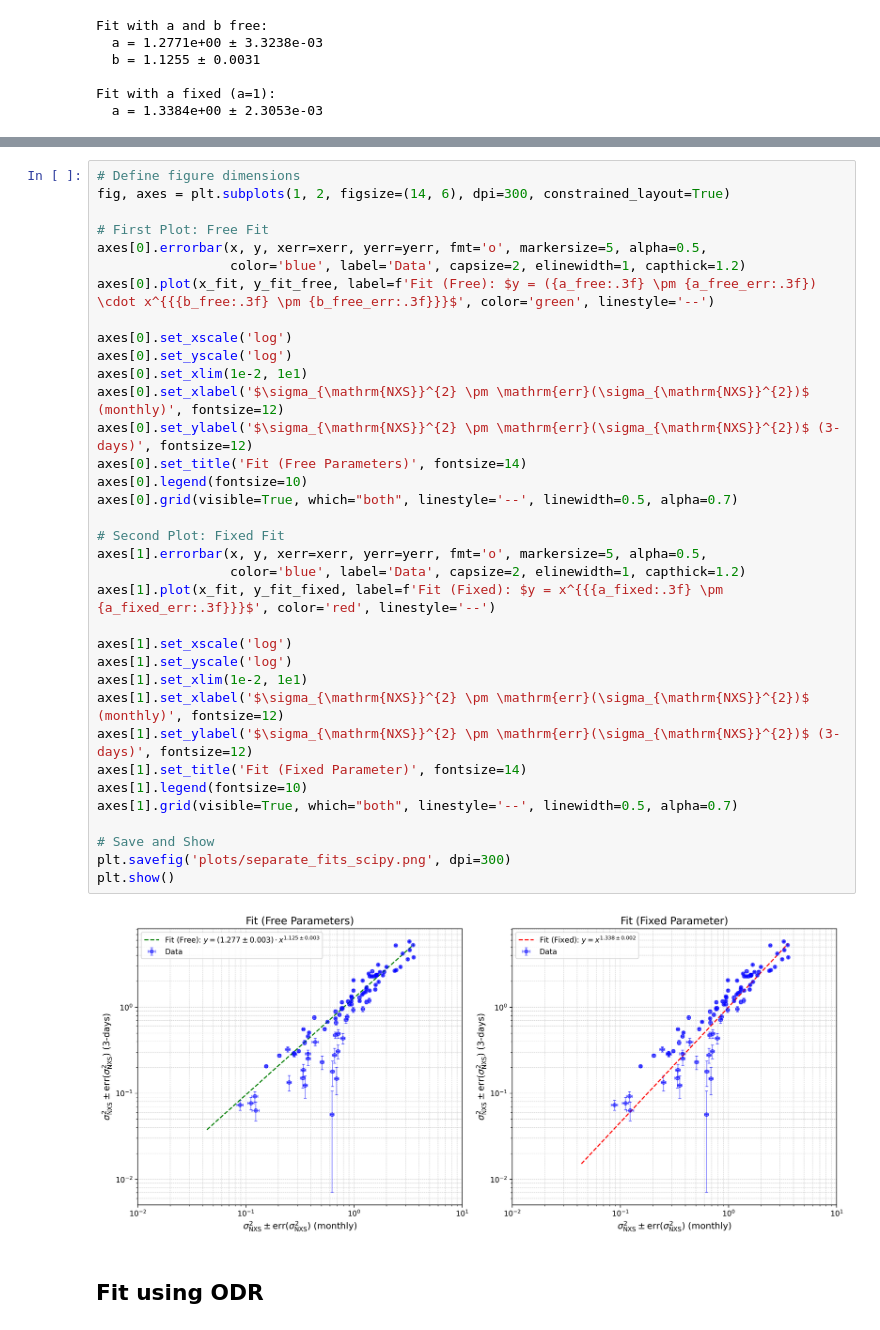
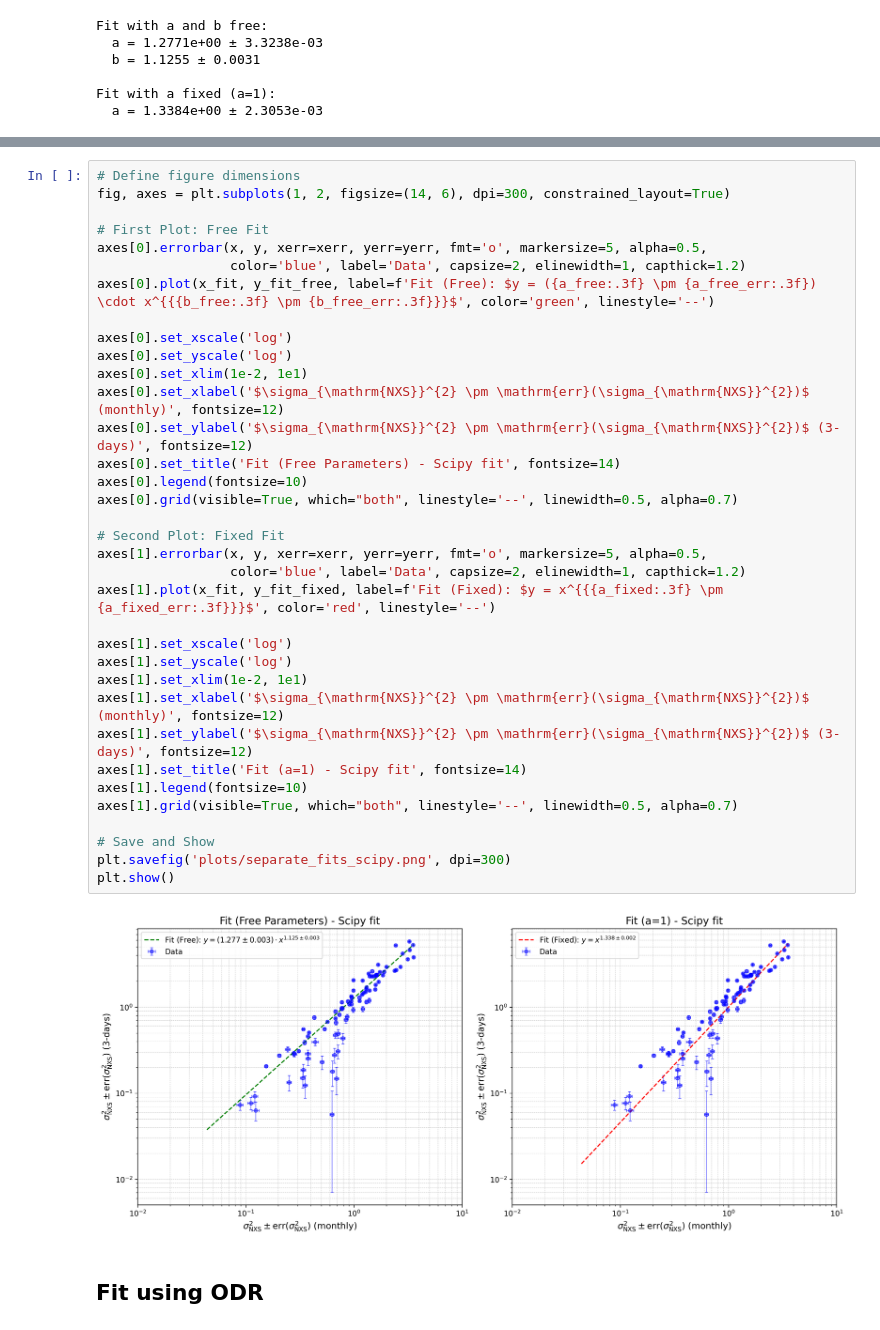
Before and after one commit to luanapassosreis/CTA_AGN_Pop_Variability, a Jupyter notebook: 4LAC_variability_analysis/main.ipynb, the cells around one changed output, grey strips where cells are left out. Drawn from its saved outputs; the diff is of its cells as text.

```diff
--- a/4LAC_variability_analysis/main.ipynb
+++ b/4LAC_variability_analysis/main.ipynb
@@ -672,36 +672,36 @@ fig, axes = plt.subplots(1, 2, figsize=(14, 6), dpi=300, constrained_layout=True
 # First Plot: Free Fit
 axes[0].errorbar(x, y, xerr=xerr, yerr=yerr, fmt='o', markersize=5, alpha=0.5,
                  color='blue', label='Data', capsize=2, elinewidth=1, capthick=1.2)
 axes[0].plot(x_fit, y_fit_free, label=f'Fit (Free): $y = ({a_free:.3f} \pm {a_free_err:.3f}) \cdot x^{{{b_free:.3f} \pm {b_free_err:.3f}}}$', color='green', linestyle='--')
 
 axes[0].set_xscale('log')
 axes[0].set_yscale('log')
 axes[0].set_xlim(1e-2, 1e1)
 axes[0].set_xlabel('$\sigma_{\mathrm{NXS}}^{2} \pm \mathrm{err}(\sigma_{\mathrm{NXS}}^{2})$ (monthly)', fontsize=12)
 axes[0].set_ylabel('$\sigma_{\mathrm{NXS}}^{2} \pm \mathrm{err}(\sigma_{\mathrm{NXS}}^{2})$ (3-days)', fontsize=12)
-axes[0].set_title('Fit (Free Parameters)', fontsize=14)
+axes[0].set_title('Fit (Free Parameters) - Scipy fit', fontsize=14)
 axes[0].legend(fontsize=10)
 axes[0].grid(visible=True, which="both", linestyle='--', linewidth=0.5, alpha=0.7)
 
 # Second Plot: Fixed Fit
 axes[1].errorbar(x, y, xerr=xerr, yerr=yerr, fmt='o', markersize=5, alpha=0.5,
                  color='blue', label='Data', capsize=2, elinewidth=1, capthick=1.2)
 axes[1].plot(x_fit, y_fit_fixed, label=f'Fit (Fixed): $y = x^{{{a_fixed:.3f} \pm {a_fixed_err:.3f}}}$', color='red', linestyle='--')
 
 axes[1].set_xscale('log')
 axes[1].set_yscale('log')
 axes[1].set_xlim(1e-2, 1e1)
 axes[1].set_xlabel('$\sigma_{\mathrm{NXS}}^{2} \pm \mathrm{err}(\sigma_{\mathrm{NXS}}^{2})$ (monthly)', fontsize=12)
 axes[1].set_ylabel('$\sigma_{\mathrm{NXS}}^{2} \pm \mathrm{err}(\sigma_{\mathrm{NXS}}^{2})$ (3-days)', fontsize=12)
-axes[1].set_title('Fit (Fixed Parameter)', fontsize=14)
+axes[1].set_title('Fit (a=1) - Scipy fit', fontsize=14)
 axes[1].legend(fontsize=10)
 axes[1].grid(visible=True, which="both", linestyle='--', linewidth=0.5, alpha=0.7)
 
 # Save and Show
 plt.savefig('plots/separate_fits_scipy.png', dpi=300)
 plt.show()
 # %% [output]
-[figure, old version]
+[figure, new version]
 # %% [markdown]
 ## Fit using ODR
 # %%
```
Also changed, not shown: parts of 6 cells of this notebook, 7 other files.
